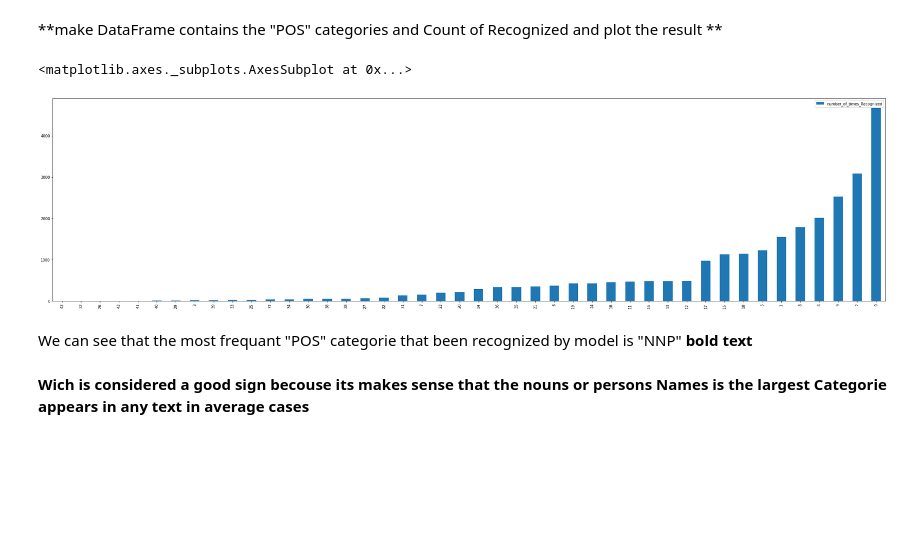
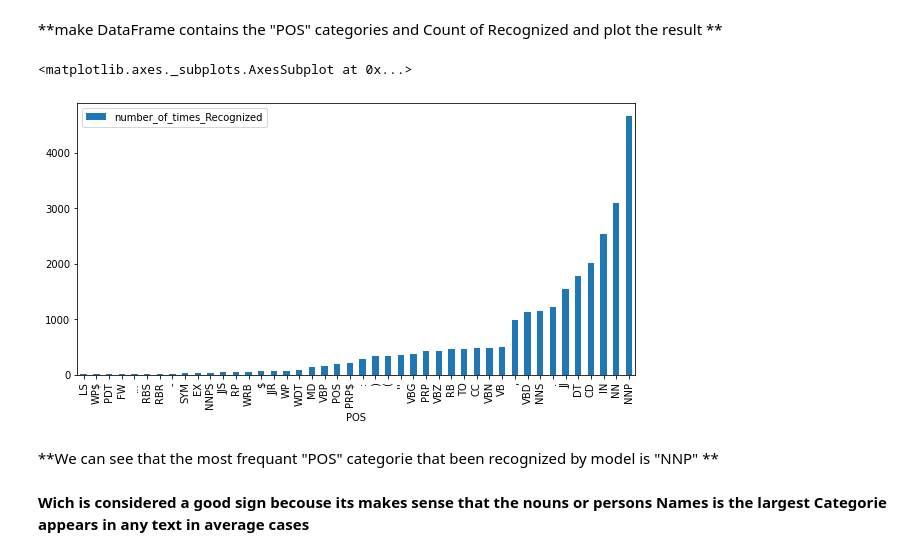
Before and after one commit to MohamadNasser7/MohamadNasser7, a Jupyter notebook: BigDataBouns.ipynb, the cells around one changed output. Saved outputs shown, nothing was run; the diff lists cells and outputs as text; code cells hidden in the pictures; blank space fills up the shorter version.

```diff
--- a/BigDataBouns.ipynb
+++ b/BigDataBouns.ipynb
@@ -61,3 +57,12 @@ spark = sparknlp.start()
+# %%
+spark = pyspark.sql.SparkSession \
+    .builder \
+    .master('local[4]') \
+    .appName("Python Spark entity/POS relationship") \
+    .config("spark.driver.memory", "6g") \
+    .config("spark.executor.memory", "6g") \
+    .config("spark.jars.packages", "JohnSnowLabs:spark-nlp:2.4.1")\
+    .getOrCreate()
 # %% [markdown]
 **make the head of driver object points to given location**
 # %%
@@ -240,10 +241,10 @@ plt.show()
 # %% [markdown]
 **Merge the two dataframes above to one dataframe containg each POS AND NER predection for each token**
 # %%
+pd_df_annotated = new_df.toPandas()
+
 pos_items = pd_df_annotated.pos.apply(pd.DataFrame).tolist()
 ner_items = pd_df_annotated.ner.apply(pd.DataFrame).tolist()
-
-
 pos_df = pd.concat(pos_items)[[3]]
 ner_df = pd.concat(ner_items)[[3]]
 
@@ -300,11 +303,13 @@ for i in pvalues:
 **make DataFrame contains the "POS" categories and Count of Recognized and plot the result **
 # %%
 d = {"POS":pvalues,"number_of_times_Recognized":counts}
-pd.DataFrame(d).sort_values("number_of_times_Recognized").plot.bar(figsize=(40, 10))
+x = pd.DataFrame(d).sort_values("number_of_times_Recognized")
+x = spark.createDataFrame(x)
+x.toPandas().plot.bar(x='POS', y='number_of_times_Recognized',style=['rx'],figsize=(10, 5))
 # %% [output]
 <matplotlib.axes._subplots.AxesSubplot at 0x...>
-[figure, old version]
+[figure, new version]
 # %% [markdown]
-We can see that the most frequant "POS" categorie that been recognized by model is "NNP" **bold text**
+**We can see that the most frequant "POS" categorie that been recognized by model is "NNP" **
 # %% [markdown]
 **Wich is considered a good sign becouse its makes sense that the nouns or persons Names is the largest Categorie appears in any text in average cases**
```
Also changed, not shown: parts of 6 cells of this notebook.
